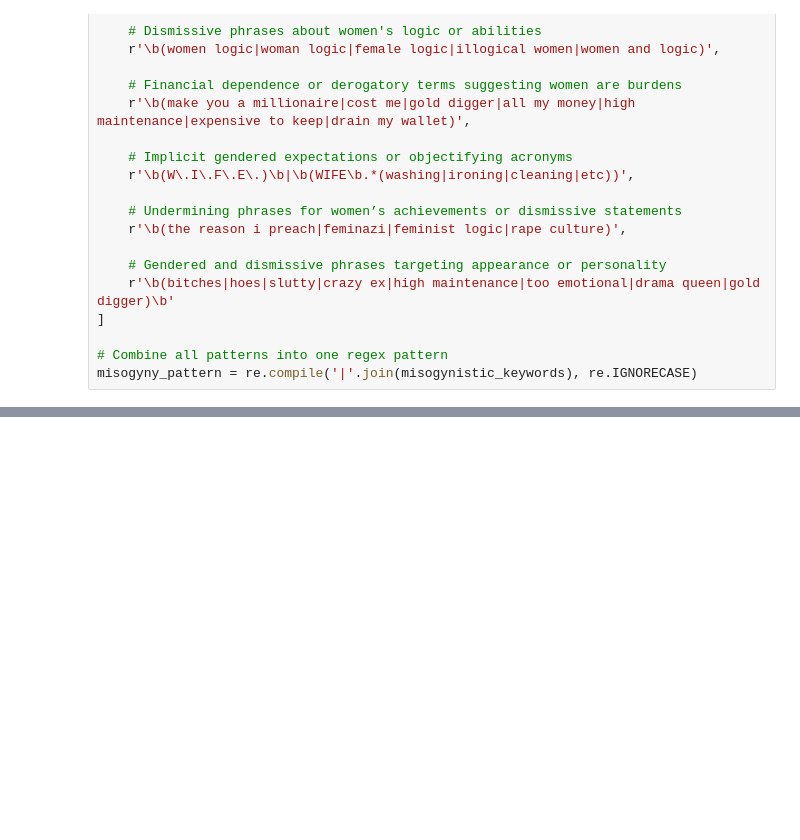
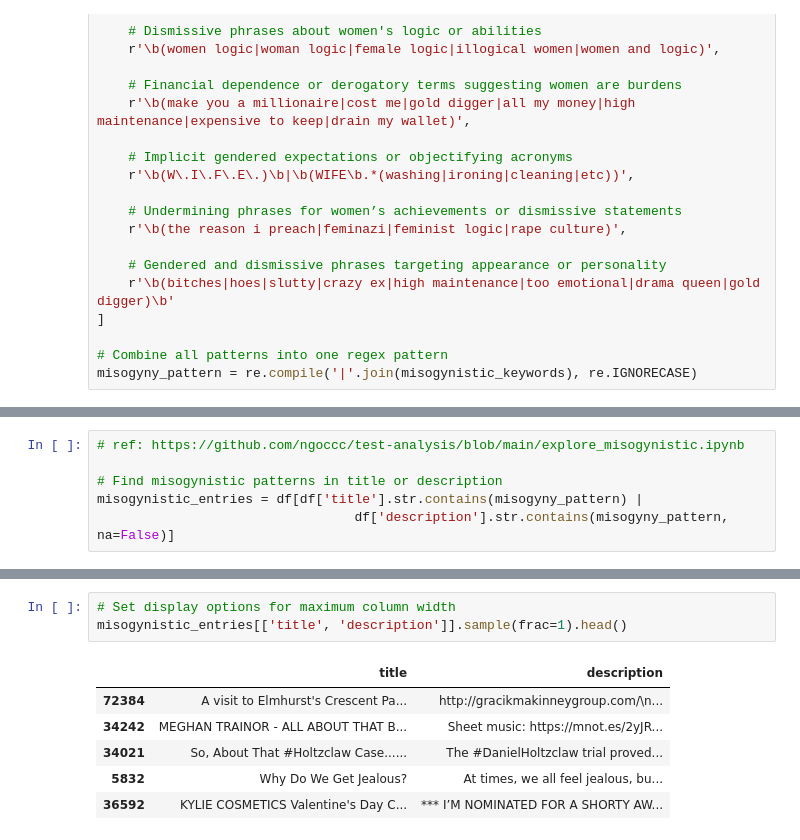
Before and after one commit to nmrenyi/misogyny-detection, a Jupyter notebook: filter-misogyny.ipynb, the cells around one changed output, grey strips where cells are left out. Saved outputs shown, nothing was run; the diff lists cells and outputs as text; blank space fills up the shorter version.

```diff
--- a/filter-misogyny.ipynb
+++ b/filter-misogyny.ipynb
@@ -44,0 +74,6 @@ df.info()
+# %%
+# ref: https://github.com/ngoccc/test-analysis/blob/main/explore_misogynistic.ipynb
+
+# Find misogynistic patterns in title or description
+misogynistic_entries = df[df['title'].str.contains(misogyny_pattern) |
+                                 df['description'].str.contains(misogyny_pattern, na=False)]
@@ -44,0 +102,10 @@ df.info()
+# %%
+# Set display options for maximum column width
+misogynistic_entries[['title', 'description']].sample(frac=1).head()
+# %% [output]
+|  | title | description |
+| 72384 | A visit to Elmhurst's Crescent Pa... | http://gracikmakinneygroup.com/\n... |
+| 34242 | MEGHAN TRAINOR - ALL ABOUT THAT B... | Sheet music: https://mnot.es/2yJR... |
+| 34021 | So, About That #Holtzclaw Case...... | The #DanielHoltzclaw trial proved... |
+| 5832 | Why Do We Get Jealous? | At times, we all feel jealous, bu... |
+| 36592 | KYLIE COSMETICS Valentine's Day C... | *** I’M NOMINATED FOR A SHORTY AW... |
```
Also changed, not shown: parts of 4 cells of this notebook, 1 other file.
